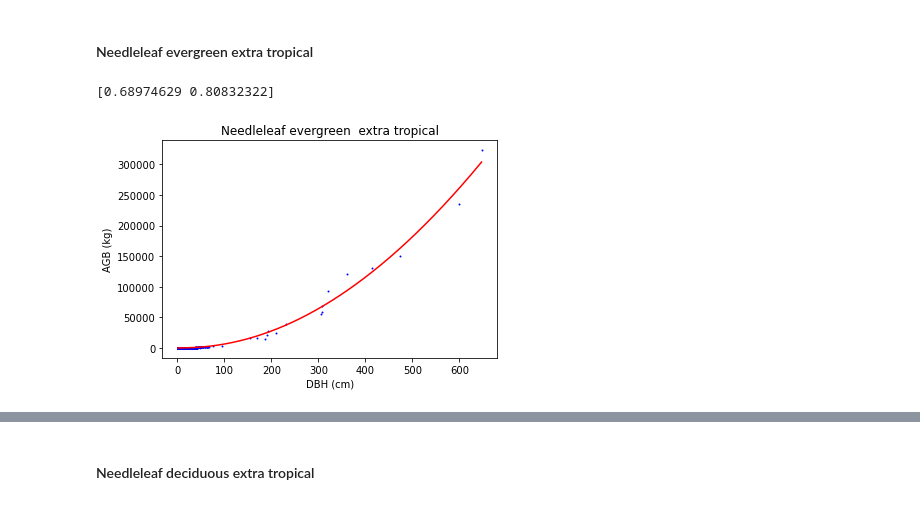
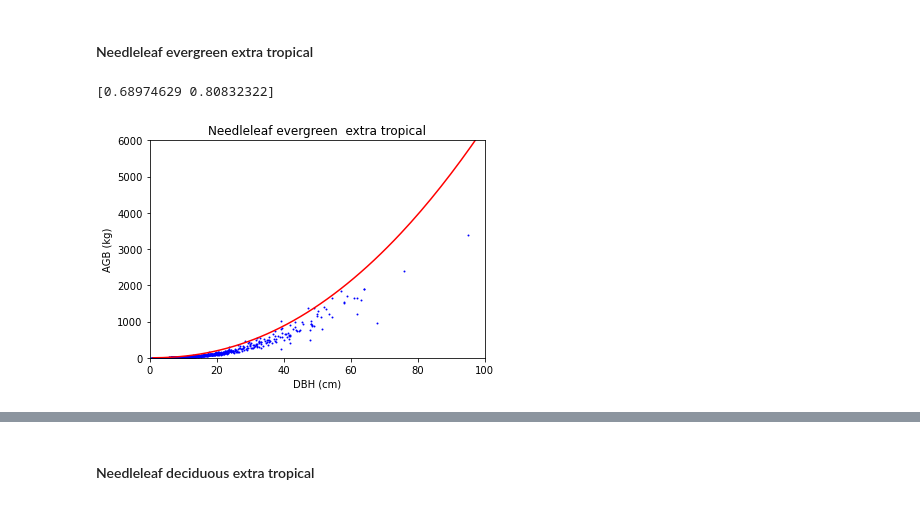
Before and after one commit to JessicaNeedham/FATES-plotting-scripts, a Jupyter notebook: v2_Tallo_analysis_global.ipynb, the cells around one changed output, grey strips where cells are left out. Drawn from its saved outputs; the diff is of its cells as text; code cells hidden in the pictures.

```diff
--- a/v2_Tallo_analysis_global.ipynb
+++ b/v2_Tallo_analysis_global.ipynb
@@ -1070,31 +1070,33 @@ def dh2bagw_nleex (d, p1, p2) :
 
     # set fixed parameters
     wd = pft_wd_means.loc[pft_wd_means['PFT_baad'] == 'needleleaf_evergreen_extratrop', 'wd'].values[0]
     h1 = height_ps_nleex[0]
     h2 = height_ps_nleex[1]
     h3 = height_ps_nleex[2]
 
     h = (h1 * d**h2) / (h3 + d**h2)
 
     agb = ( p1 * (wd * d**2 * h)**p2 ) / 2
 
     return agb
 
 
 agb_ps_nleex, agb_cov_nleex = curve_fit(f=dh2bagw_nleex, xdata=np.array(nleex['dbh']), ydata=np.array(nleex['agb']),
                                            p0=initial_guess)
 
 dbh_nleex = np.arange(1,nleex['dbh'].max(),1)
 
 nleex_curve = [dh2bagw_nleex(d, agb_ps_nleex[0], agb_ps_nleex[1])  for  d  in dbh_nleex]
 
 plt.scatter(nleex.dbh, nleex.agb, s=0.9, color='blue')
 plt.plot(dbh_nleex, nleex_curve, color='red')
 plt.xlabel('DBH (cm)')
 plt.ylabel('AGB (kg)')
 plt.title('Needleleaf evergreen  extra tropical')
+plt.xlim(0,100)
+plt.ylim(0,6000)
 
 print(agb_ps_nleex)
 # %% [output]
 [0.68974629 0.80832322]
-[figure, old version]
+[figure, new version]
```
Also changed, not shown: parts of 5 cells of this notebook.
